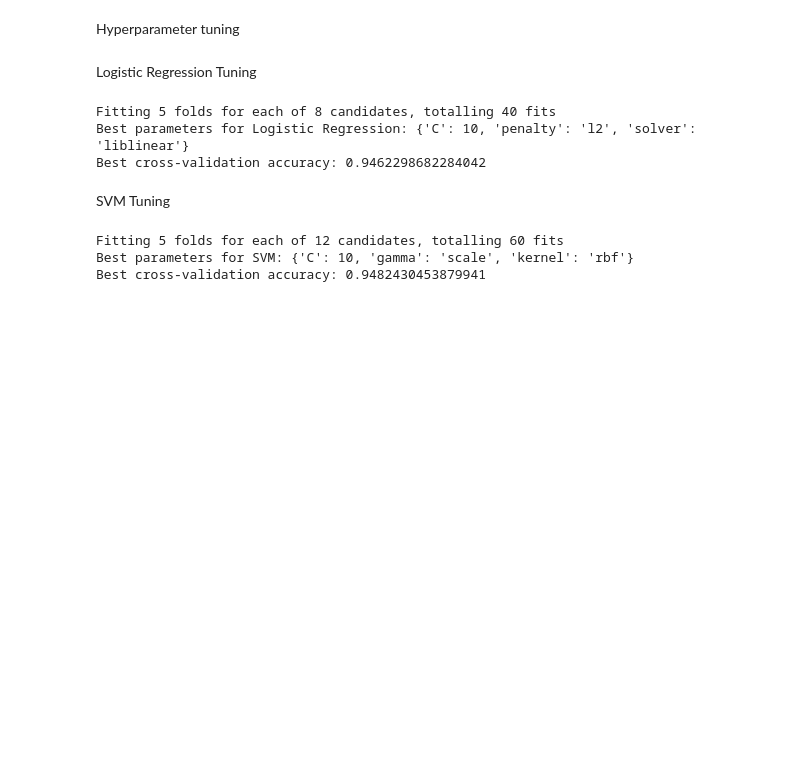
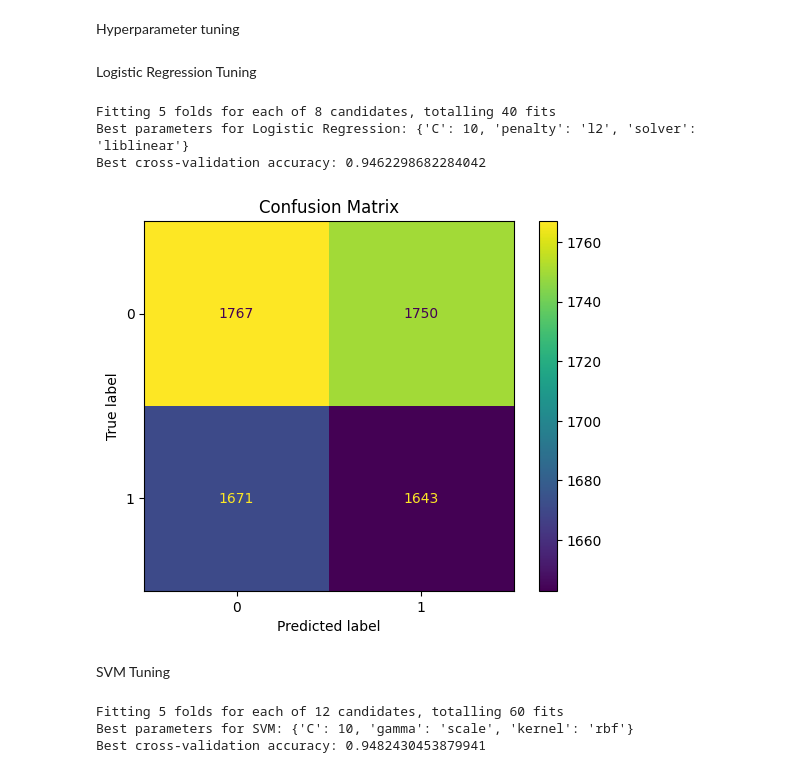
Before and after one commit to Cutie-tee/nlp_project, a Jupyter notebook: nlp_textclassification.ipynb, the cells around one changed output. Cells and saved outputs as stored; diff of their text form; code cells hidden in the pictures; blank space fills up the shorter version.

```diff
--- a/nlp_textclassification.ipynb
+++ b/nlp_textclassification.ipynb
@@ -211,21 +211,30 @@ Logistic Regression Tuning
 # %%
 from sklearn.model_selection import GridSearchCV
 
 param_grid = {
     'C': [0.1, 1, 10, 100],
     'penalty': ['l2'],
     'solver': ['lbfgs', 'liblinear']
 }
 
 grid = GridSearchCV(LogisticRegression(), param_grid, cv=5, n_jobs=-1, verbose=1)
 grid.fit(X_train, y_train)
 
 print("Best parameters for Logistic Regression:", grid.best_params_)
 print("Best cross-validation accuracy:", grid.best_score_)
+
+
+# Generate confusion matrix
+cm = confusion_matrix(y_test, y_pred)
+disp = ConfusionMatrixDisplay(confusion_matrix=cm)
+disp.plot()
+plt.title('Confusion Matrix')
+plt.show()
 # %% [output]
 Fitting 5 folds for each of 8 candidates, totalling 40 fits
 Best parameters for Logistic Regression: {'C': 10, 'penalty': 'l2', 'solver': 'liblinear'}
 Best cross-validation accuracy: 0.9462298682284042
+[figure, added]
 # %% [markdown]
 SVM Tuning
 # %%
```
Also changed, not shown: parts of 2 cells of this notebook.
